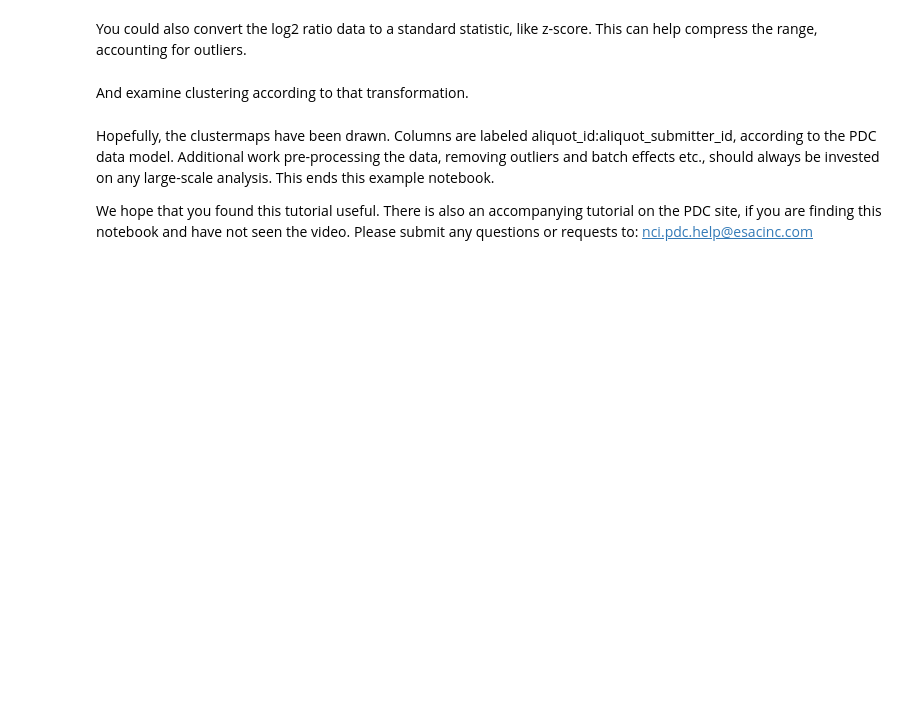
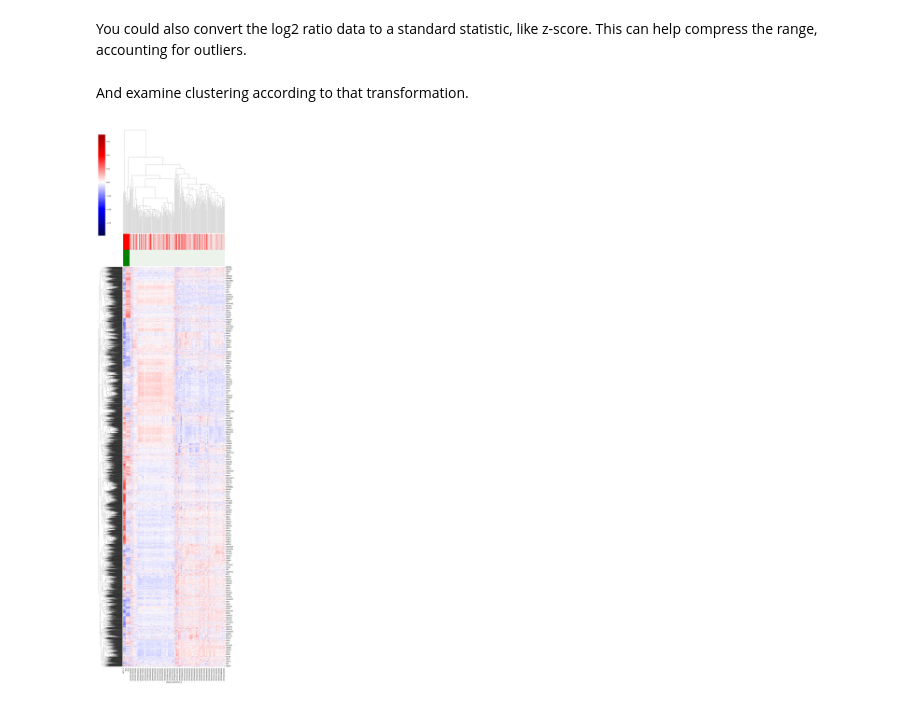
Before and after one commit to caleb-lindgren/scratchpad, a Jupyter notebook: PDC_clustergram_new.ipynb, the cells around one changed output. Saved outputs shown, nothing was run; the diff lists cells and outputs as text; code cells hidden in the pictures; blank space fills up the shorter version.

```diff
--- a/PDC_clustergram_new.ipynb
+++ b/PDC_clustergram_new.ipynb
@@ -95,10 +59,8 @@ zdf = zdf.T
 # %% [markdown]
 And examine clustering according to that transformation.
 # %%
-sns.clustermap(zdf, metric='euclidean', method='complete', cmap='seismic', mask=ga == mask_na, center=0.,
+sns.clustermap(zdf, metric='euclidean', method='complete', cmap='seismic', mask=prot == mask_na, center=0.,
                col_colors=[stage_col_colors, diagnosis_col_colors], figsize=(12.5, 50))
 plt.show()
+# %% [output]
+[figure, added]
-# %% [markdown]
-Hopefully, the clustermaps have been drawn.  Columns are labeled aliquot_id:aliquot_submitter_id, according to the PDC data model.  Additional work pre-processing the data, removing outliers and batch effects etc., should always be invested on any large-scale analysis.  This ends this example notebook.
-
-We hope that you found this tutorial useful.  There is also an accompanying tutorial on the PDC site, if you are finding this notebook and have not seen the video.  Please submit any questions or requests to: nci.pdc.help@esacinc.com
```
Also changed, not shown: parts of 7 cells of this notebook.
